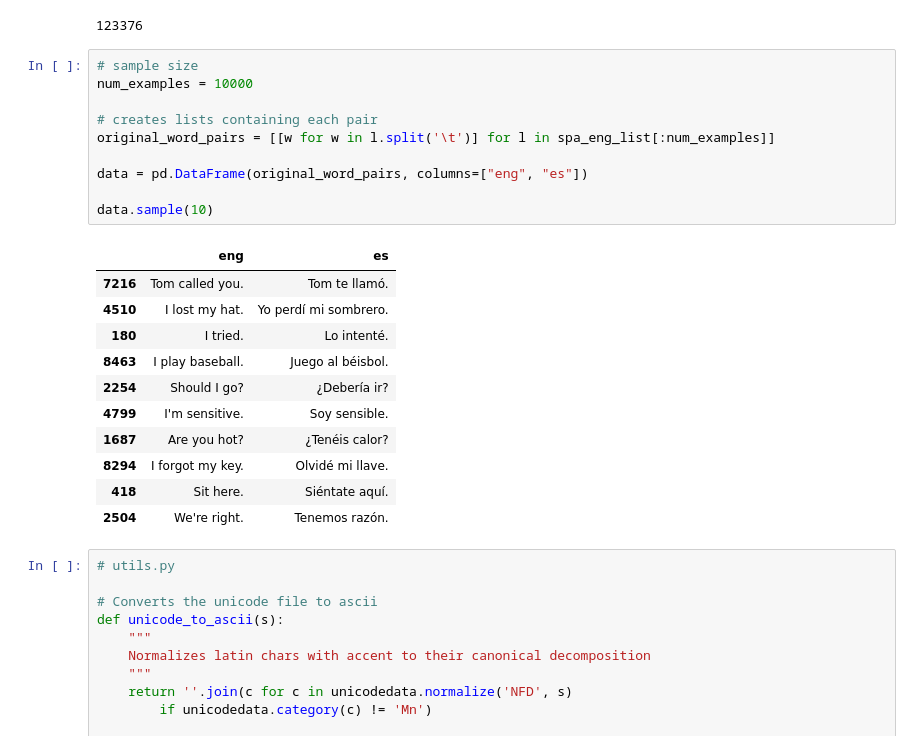
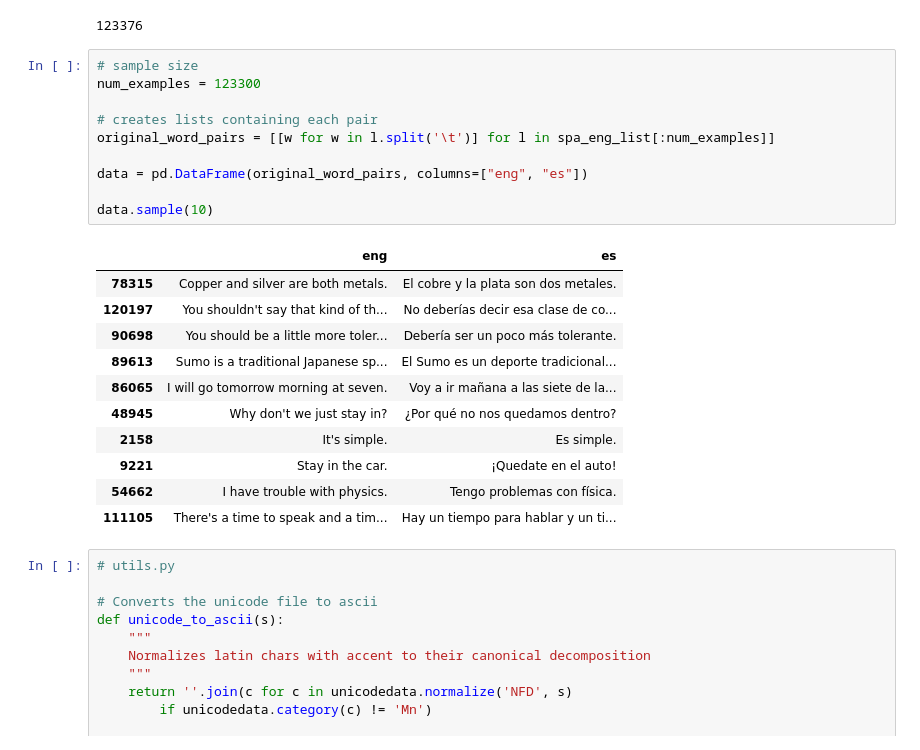
Before and after one commit to ZJWang9928/Machine-Translation-by-Pytorch, a Jupyter notebook: English_Spanish_Model.ipynb, the cells around one changed output. Drawn from its saved outputs; the diff is of its cells as text.

```diff
--- a/English_Spanish_Model.ipynb
+++ b/English_Spanish_Model.ipynb
@@ -20,26 +20,26 @@ len(spa_eng_list)
 123376
 # %%
 # sample size
-num_examples = 10000
+num_examples = 123300
 
 # creates lists containing each pair
 original_word_pairs = [[w for w in l.split('\t')] for l in spa_eng_list[:num_examples]]
 
 data = pd.DataFrame(original_word_pairs, columns=["eng", "es"])
 
 data.sample(10)
 # %% [output]
 |  | eng | es |
-| 7216 | Tom called you. | Tom te llamó. |
-| 4510 | I lost my hat. | Yo perdí mi sombrero. |
-| 180 | I tried. | Lo intenté. |
-| 8463 | I play baseball. | Juego al béisbol. |
-| 2254 | Should I go? | ¿Debería ir? |
-| 4799 | I'm sensitive. | Soy sensible. |
-| 1687 | Are you hot? | ¿Tenéis calor? |
-| 8294 | I forgot my key. | Olvidé mi llave. |
-| 418 | Sit here. | Siéntate aquí. |
-| 2504 | We're right. | Tenemos razón. |
+| 78315 | Copper and silver are both metals. | El cobre y la plata son dos metales. |
+| 120197 | You shouldn't say that kind of th... | No deberías decir esa clase de co... |
+| 90698 | You should be a little more toler... | Debería ser un poco más tolerante. |
+| 89613 | Sumo is a traditional Japanese sp... | El Sumo es un deporte tradicional... |
+| 86065 | I will go tomorrow morning at seven. | Voy a ir mañana a las siete de la... |
+| 48945 | Why don't we just stay in? | ¿Por qué no nos quedamos dentro? |
+| 2158 | It's simple. | Es simple. |
+| 9221 | Stay in the car. | ¡Quedate en el auto! |
+| 54662 | I have trouble with physics. | Tengo problemas con física. |
+| 111105 | There's a time to speak and a tim... | Hay un tiempo para hablar y un ti... |
 # %%
 # utils.py
 
```
Also changed, not shown: parts of 11 cells of this notebook, 2 other files.
